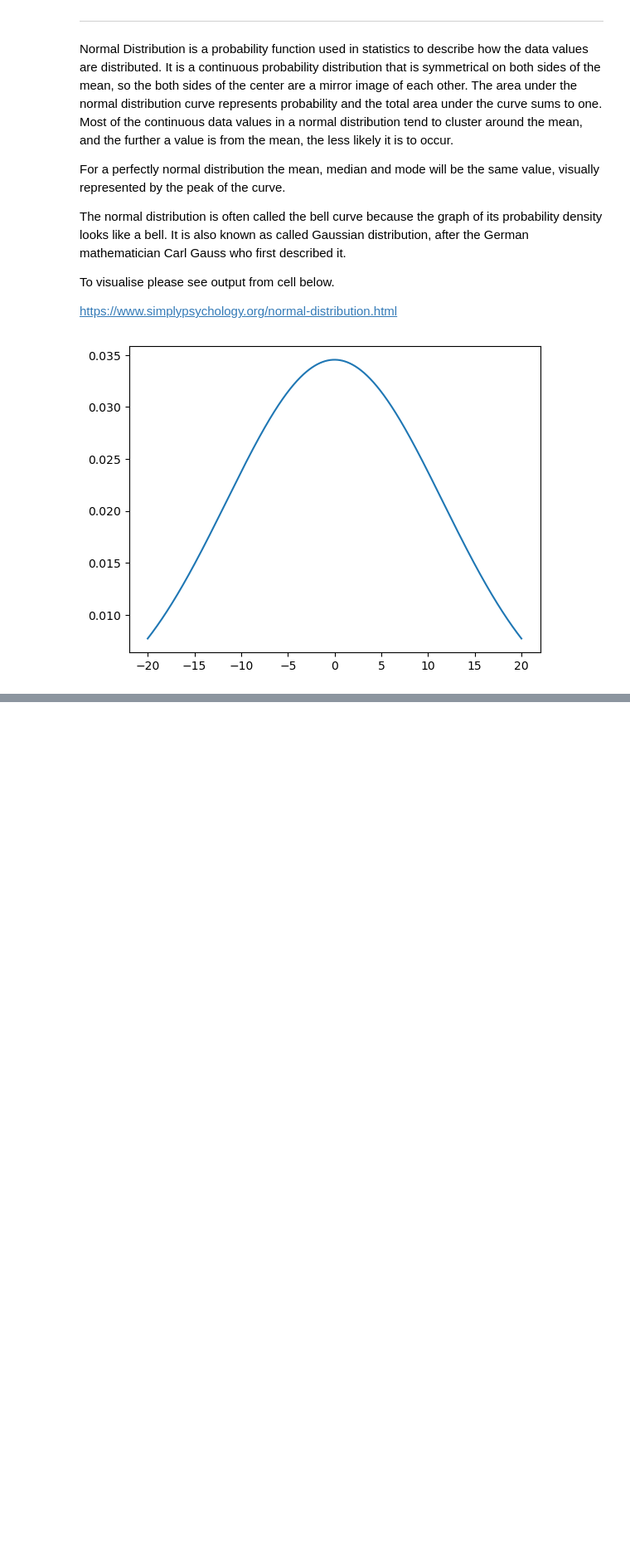
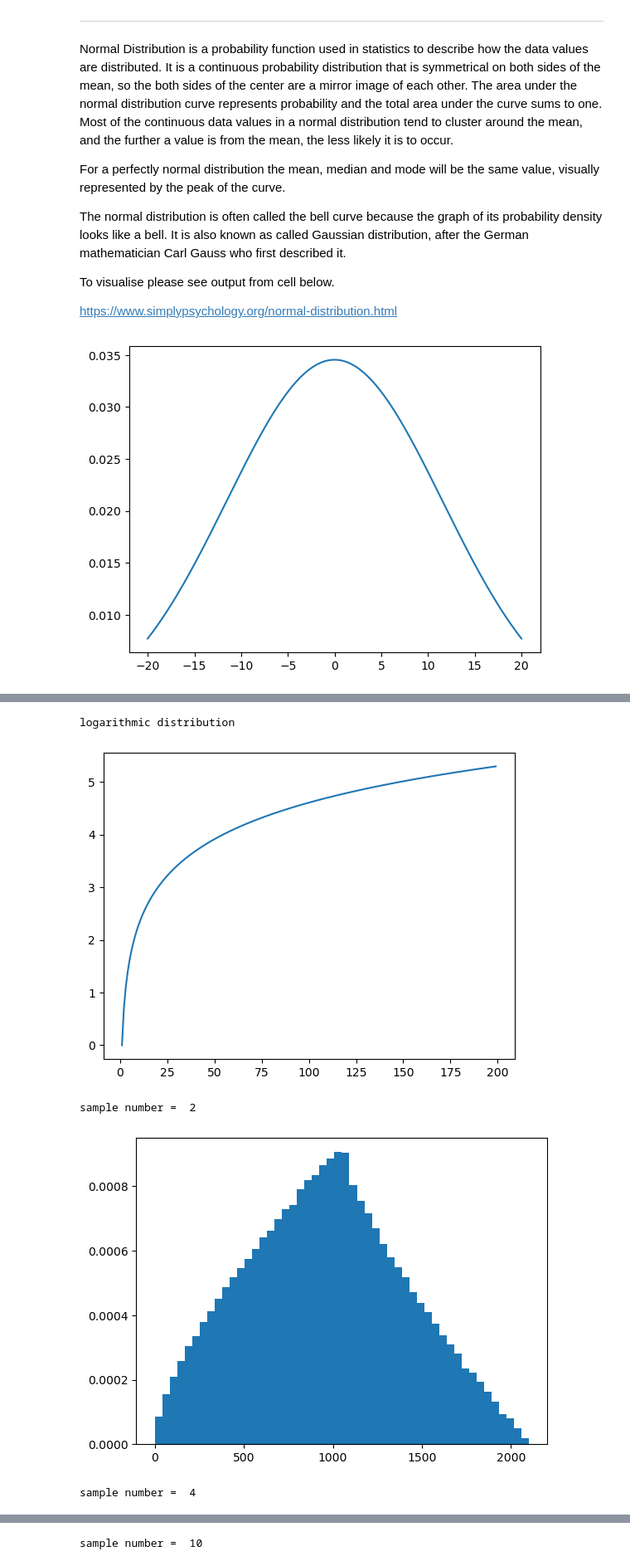
Before and after one commit to SaydsC/Fundamentals-of-Data-Analysis, a Jupyter notebook: Normal Distribution.ipynb, the cells around one changed output, grey strips where cells are left out. Shown: that part at 83% size. Cells and saved outputs as stored; diff of their text form; code cells hidden in the pictures; blank space fills up the shorter version.

```diff
--- a/Normal Distribution.ipynb
+++ b/Normal Distribution.ipynb
@@ -51,0 +96,34 @@ NOrmally distributed random variables occur very often in practical applications
+# %%
+# Central Limit Theorem
+
+#logarithmic distribution
+
+%matplotlib inline
+import matplotlib.pyplot as plt
+import numpy as np
+from random import sample
+
+xs = range(200)[1:]
+ys = [np.log(x) for x in xs]
+
+def mean(xs, ys):
+    return sum([v * p for v, p in zip(xs, ys)])
+
+print('logarithmic distribution')
+plt.plot(xs, ys)
+plt.show()
+
+for sample_number in [2, 4, 10]:
+    s_xs = [sample(xs, sample_number) for i in range(1000000)]
+    means = []
+    for s_x in s_xs:
+        means.append(mean(s_x, [ys[x - 1] for x in s_x]))
+    print('sample number = ', sample_number)
+    plt.hist(means, 50, density=True)
+    plt.show()
+# %% [output]
+logarithmic distribution
+[figure, added]
+sample number =  2
+[figure, added]
+sample number =  4
@@ -51,0 +131 @@ NOrmally distributed random variables occur very often in practical applications
+sample number =  10
```
Also changed, not shown: parts of 4 cells of this notebook, 1 other file.
